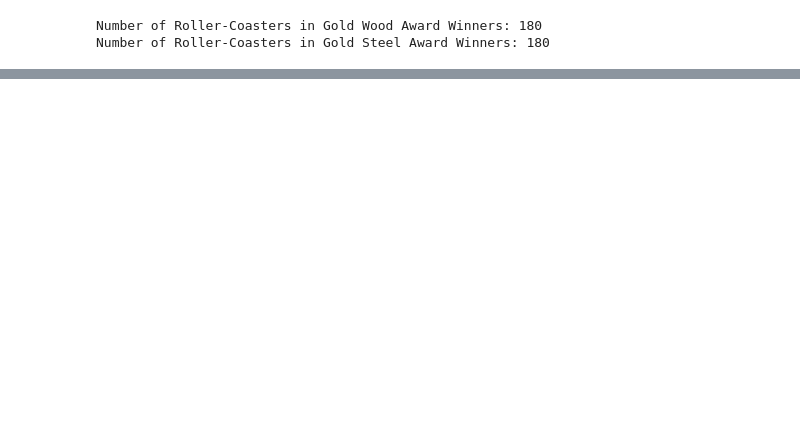
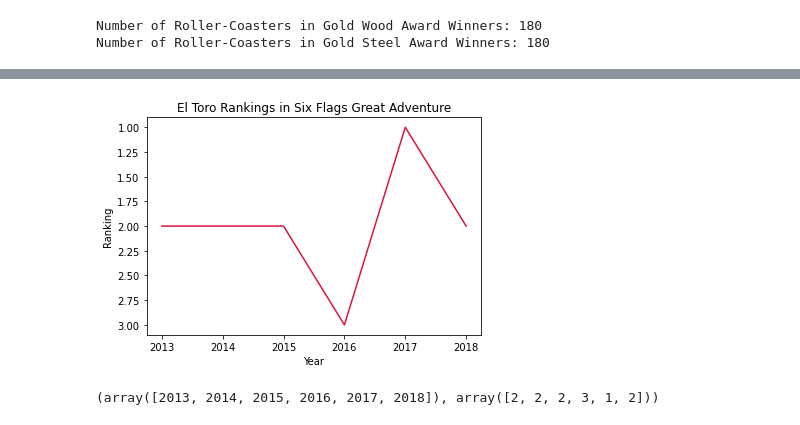
Before and after one commit to princeKike27/Roller-Coaster, a Jupyter notebook: Roller_Coaster.ipynb, the cells around one changed output, grey strips where cells are left out. Saved outputs shown, nothing was run; the diff lists cells and outputs as text; code cells hidden in the pictures; blank space fills up the shorter version.

```diff
--- a/Roller_Coaster.ipynb
+++ b/Roller_Coaster.ipynb
@@ -87,0 +92,27 @@ steel_suppliers_pivot.head()
+# %%
+# function to plot ranking of a given Roller Coaster over the years
+def roller_coaster_ranking(coaster, dataset, parkname):
+  # find coaster in dataset
+  coaster_info = dataset[(dataset['Name'] == coaster) & (dataset['Park'] == parkname)]
+  # x values
+  year_labels = coaster_info['Year of Rank'].values
+  # y values
+  ranking = coaster_info['Rank'].values
+
+  # plot line-graph
+  ax = plt.subplot()
+  plt.plot(year_labels, ranking, color='crimson')
+  # y axis inverted since a rank of 1 is better than 3
+  ax.invert_yaxis()
+  plt.xlabel('Year')
+  plt.ylabel('Ranking')
+  plt.title(f'{coaster} Rankings in {parkname}')
+
+  plt.show()
+
+  return (year_labels, ranking)
+# %%
+roller_coaster_ranking('El Toro', df_wood, 'Six Flags Great Adventure')
+# %% [output]
+[figure, added]
+(array([2013, 2014, 2015, 2016, 2017, 2018]), array([2, 2, 2, 3, 1, 2]))
```
Also changed, not shown: parts of 5 cells of this notebook.
